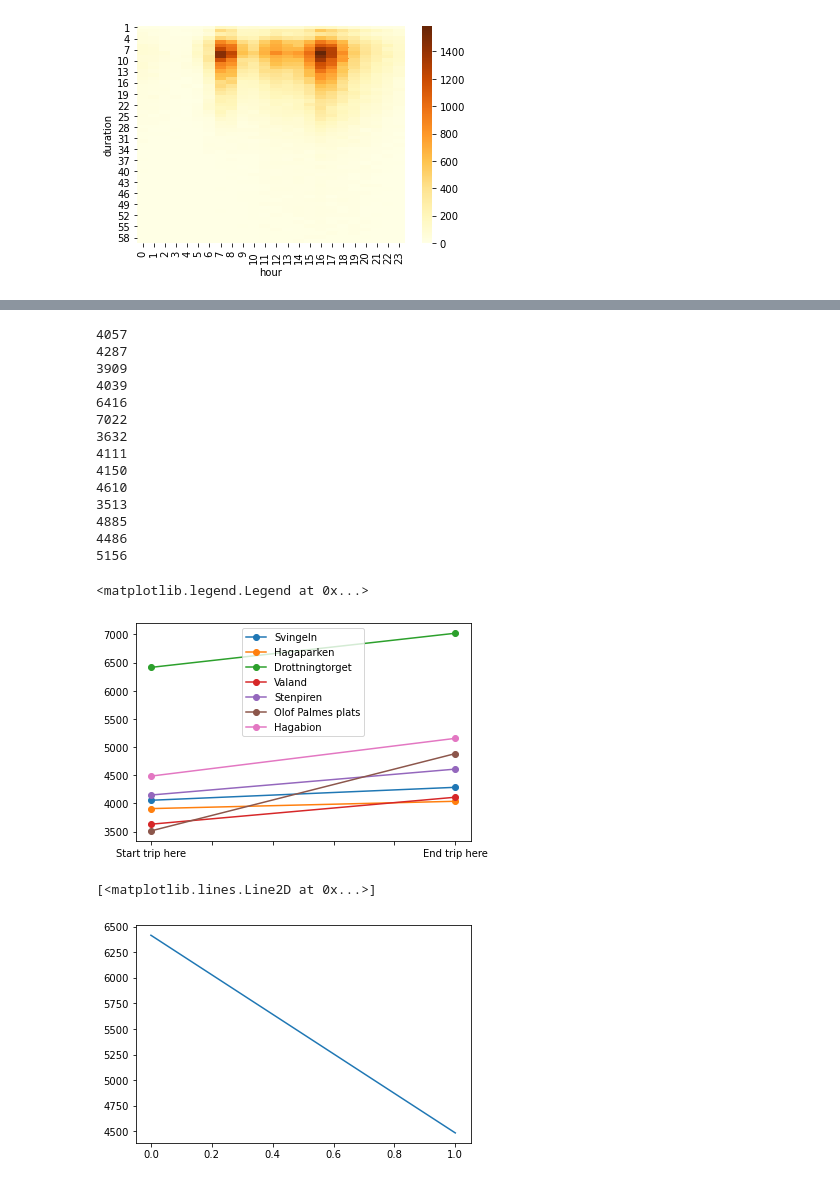
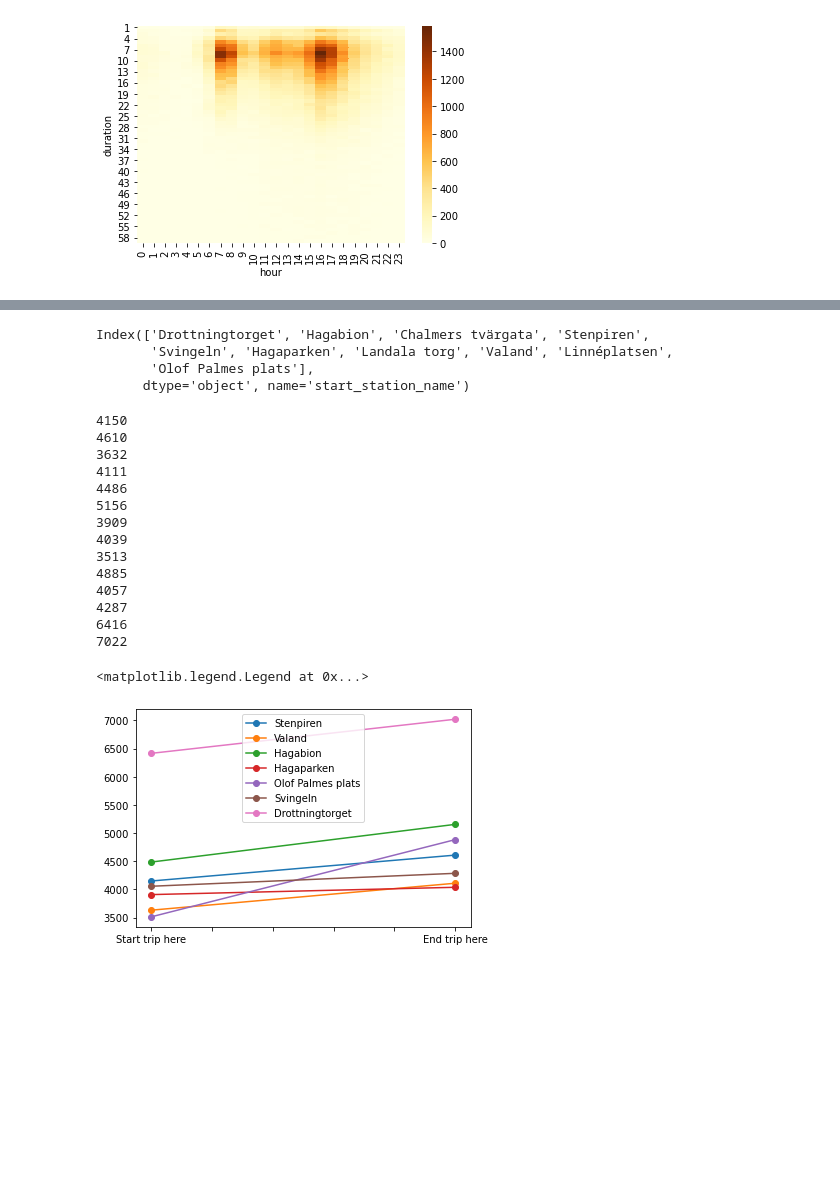
Before and after one commit to flowton/bike-rental, a Jupyter notebook: bike-rental-gbg.ipynb, the cells around one changed output, grey strips where cells are left out. Saved outputs shown, nothing was run; the diff lists cells and outputs as text; code cells hidden in the pictures; blank space fills up the shorter version.

```diff
--- a/bike-rental-gbg.ipynb
+++ b/bike-rental-gbg.ipynb
@@ -343,6 +341,7 @@ sns.heatmap(pd.crosstab(df_plot_dur_reduce['duration'], df_plot_dur_reduce['hour
 # %%
 # Station
 
-start_station_count = df_plot.groupby('start_station_name').count().sort_values(by = 'start_station_num', ascending=False).head(10)
+start_station_count = df_plot.groupby('start_station_name')['start_station_name'].count()
 # %%
-end_station_count = df_plot.groupby('end_station_name').count().sort_values(by = 'end_station_num', ascending=False).head(10)
+end_station_count = df_plot.groupby('end_station_name')['end_station_name'].count()
+end_station_count
@@ -355,32 +399,36 @@ Index(['Drottningtorget', 'Hagabion', 'Chalmers tvärgata', 'Stenpiren',
 # %%
 start_station_count.index
+# %% [output]
+Index(['Drottningtorget', 'Hagabion', 'Chalmers tvärgata', 'Stenpiren',
+       'Svingeln', 'Hagaparken', 'Landala torg', 'Valand', 'Linnéplatsen',
+       'Olof Palmes plats'],
+      dtype='object', name='start_station_name')
 # %%
-popular_stations = set.intersection(set(start_station_count.index), set(end_station_count.index))
+popular_start_station = df_plot.groupby('start_station_name').count().sort_values(by = 'start_station_num', ascending=False).head(10)
+popular_end_station = df_plot.groupby('end_station_name').count().sort_values(by = 'end_station_num', ascending=False).head(10)
+
+
+popular_stations = set.intersection(set(popular_start_station.index), set(popular_end_station.index))
 for station in popular_stations:
     print(start_station_count.loc[station][0])
     print(end_station_count.loc[station][0])
     plt.plot([(start_station_count.loc[station][0]), (end_station_count.loc[station][0])], marker = 'o', label = station)
 plt.xticks([0, 0.2, 0.4, 0.6, 0.8, 1.0], ['Start trip here', '', '', '', '', 'End trip here'])
 plt.legend()
 # %% [output]
+4150
+4610
+3632
+4111
+4486
+5156
+3909
+4039
+3513
+4885
 4057
 4287
-3909
-4039
 6416
 7022
-3632
-4111
-4150
-4610
-3513
-4885
-4486
-5156
 <matplotlib.legend.Legend at 0x...>
-[figure, old version]
+[figure, new version]
-# %%
-plt.plot([6416, 4486])
-# %% [output]
-[<matplotlib.lines.Line2D at 0x...>]
-[figure, removed]
```
Also changed, not shown: parts of 19 cells of this notebook.
